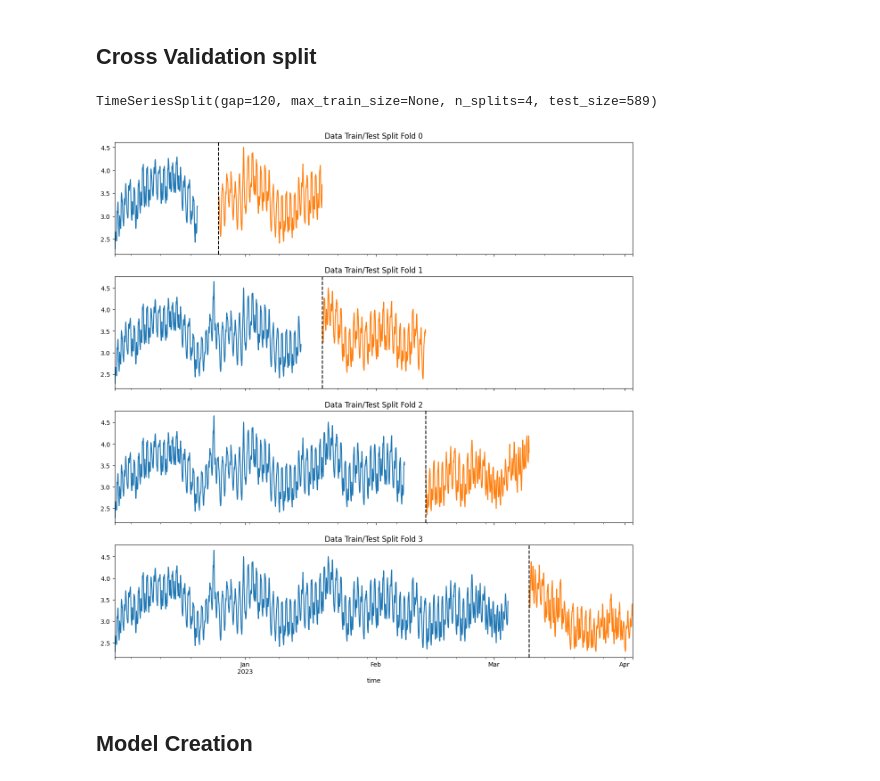
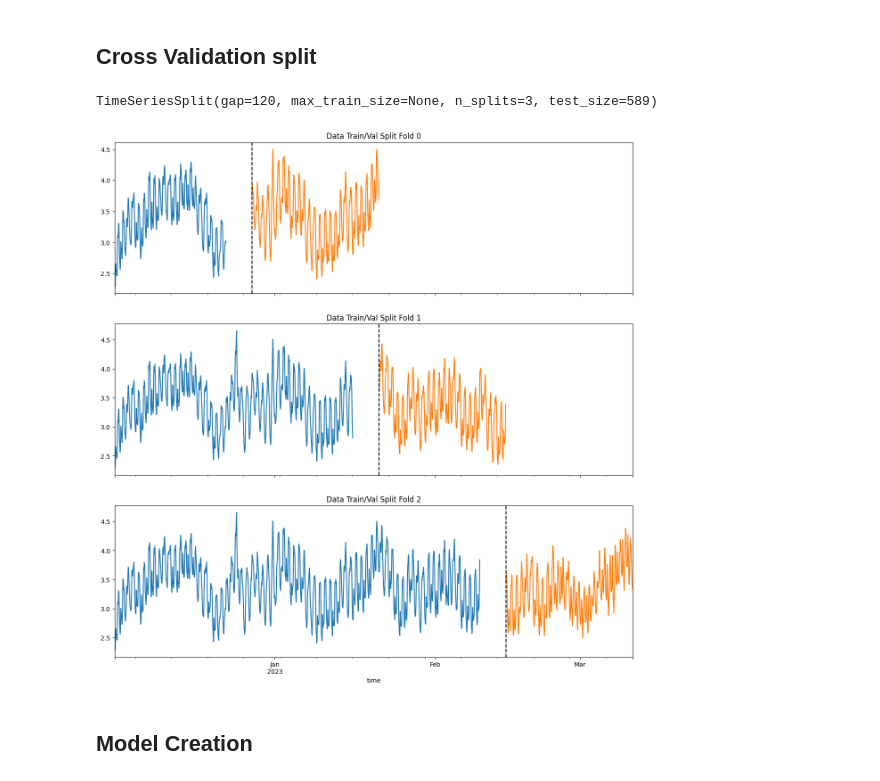
Before and after one commit to elibir/tdt4259-group75, a Jupyter notebook: xgboost_cv.ipynb, the cells around one changed output. Saved outputs shown, nothing was run; the diff lists cells and outputs as text; code cells hidden in the pictures.

```diff
--- a/xgboost_cv.ipynb
+++ b/xgboost_cv.ipynb
@@ -29,7 +29,4 @@ svg[["consumption",]].plot(ax=axs[2], title="svg", style=".")
 tos[["consumption", ]].plot(ax=axs[3], title="tos", style=".")
 trd[["consumption",]].plot(ax=axs[4], title="trd", style=".")
 hel[["consumption", ]].plot(ax=axs[5], title="hel", style=".")
-
-for df in locations:
-    print(df.shape[0])
 # %% [output]
@@ -45,19 +62,21 @@ for df in locations:
 # %%
 # only use 2023 data
 bgo = bgo.query('time > "12-2022"')
+bgo = create_features(bgo)
 
 # Determine the split point
-split_idx = int(len(bgo) * 0.7)
+split_idx = int(len(bgo) * 0.85)
 
 # Split the data
-train = bgo.iloc[:split_idx]
-test = bgo.iloc[split_idx:]
+train_g = bgo.iloc[:split_idx]
+test_split_idx = split_idx + 24*5
+test = bgo.iloc[test_split_idx:]
 
 # Plot the data
 fig, ax = plt.subplots(figsize=(15,5))
-train["consumption"].plot(ax=ax, label="train", title="train/test split based on percentage")
+train_g["consumption"].plot(ax=ax, label="train_g", title="train_g/test split based on percentage")
 test["consumption"].plot(ax=ax, label="test")
-ax.axvline(train.index[-1], color="black", ls="--")
-ax.legend(["train", "test"])
+ax.axvline(train_g.index[-1], color="black", ls="--")
+ax.legend(["train_g", "test"])
 plt.show()
 # %% [output]
@@ -74,26 +112,26 @@ bgo.loc[(bgo.index > "12-01-2022") & (bgo.index <= "12-07-2022")]["consumption"]
 # %%
 from sklearn.model_selection import TimeSeriesSplit
 
-tss = TimeSeriesSplit(n_splits=4, test_size=589, gap=24*5)
+tss = TimeSeriesSplit(n_splits=3, test_size=589, gap=24*5)
 tss
 # %% [output]
-TimeSeriesSplit(gap=120, max_train_size=None, n_splits=4, test_size=589)
+TimeSeriesSplit(gap=120, max_train_size=None, n_splits=3, test_size=589)
 # %%
-fig, axs = plt.subplots(4, 1, figsize=(15, 15), sharex=True)
+fig, axs = plt.subplots(3, 1, figsize=(15, 15), sharex=True)
 
 fold = 0
-for train_idx, val_idx in tss.split(bgo):
-    train = bgo.iloc[train_idx]
-    test = bgo.iloc[val_idx]
+for train_idx, val_idx in tss.split(train_g):
+    train = train_g.iloc[train_idx]
+    val = train_g.iloc[val_idx]
     train['consumption'].plot(ax=axs[fold],
                           label='Training Set',
-                          title=f'Data Train/Test Split Fold {fold}')
-    test['consumption'].plot(ax=axs[fold],
-                         label='Test Set')
-    axs[fold].axvline(test.index.min(), color='black', ls='--')
+                          title=f'Data Train/Val Split Fold {fold}')
+    val['consumption'].plot(ax=axs[fold],
+                         label='Val Set')
+    axs[fold].axvline(val.index.min(), color='black', ls='--')
     fold += 1
 plt.show()
 # %% [output]
-[figure, old version]
+[figure, new version]
 # %% [markdown]
 ## Model Creation
```
Also changed, not shown: parts of 21 cells of this notebook, 1 other file.
